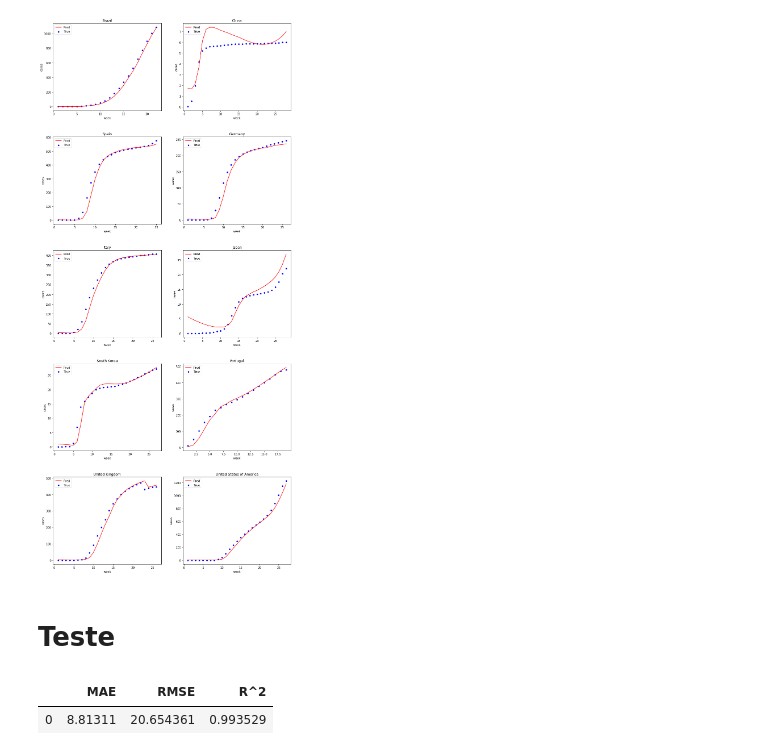
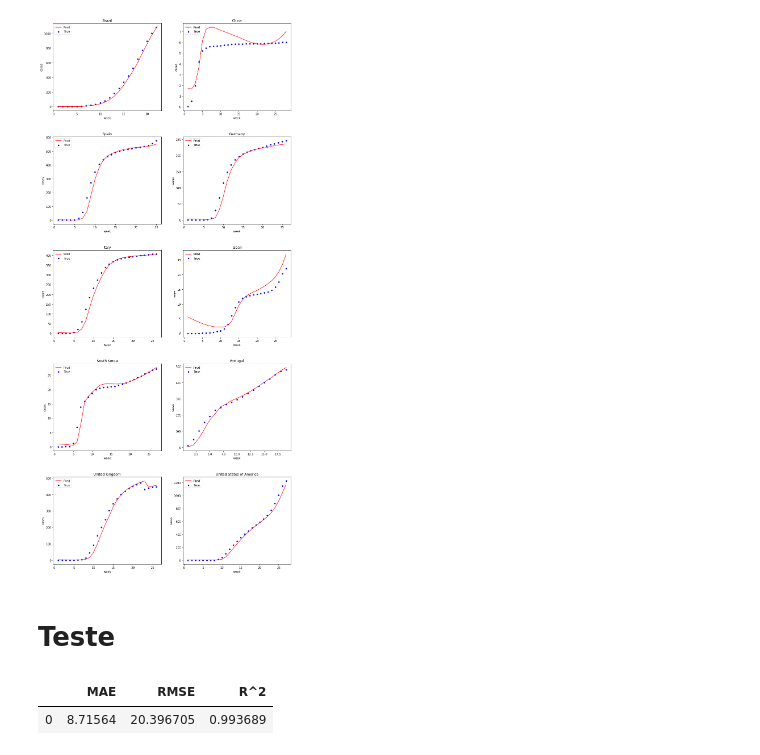
Before and after one commit to lucianowitt/covid-19, a Jupyter notebook: SVR.ipynb, the cells around one changed output. Cells and saved outputs as stored; diff of their text form; code cells hidden in the pictures.

```diff
--- a/TCC_SVR_2.ipynb
+++ b/SVR.ipynb
@@ -203,4 +203,11 @@ pipe = Pipeline(steps=[('scaler', StandardScaler()), ('svr', SVR())])
 
 grid = GridSearchCV(pipe, param_grid=params, cv=kf, n_jobs=-1)
 grid.fit(X_train, y_train)
+
+melhor_modelo = grid.best_estimator_
+
+print('Melhores hiperparâmetros, obtidos com o escore %0.6f:' % grid.best_score_)
+print('  C =', grid.best_params_['svr__C'])
+print('  epsilon =', grid.best_params_['svr__epsilon'])
+print('  gamma =', grid.best_params_['svr__gamma'])
 # %% [output]
@@ -253,15 +242,15 @@ plot_true_vs_pred(subject_countries)
 # %% [markdown]
 # Teste
 # %%
-test_pred = modelo.predict(X_test)
+test_pred = melhor_modelo.predict(X_test)
 test_true = y_test['cases']
 test_mae = mean_absolute_error(test_true, test_pred)
 test_rmse = sqrt(mean_squared_error(test_true, test_pred))
 test_r2s = r2_score(test_true, test_pred)
 
 df_test = pd.DataFrame(data=[[test_mae, test_rmse, test_r2s]], columns=['MAE', 'RMSE', 'R^2'])
 
 df_test
 # %% [output]
 |  | MAE | RMSE | R^2 |
-| 0 | 8.81311 | 20.654361 | 0.993529 |
+| 0 | 8.71564 | 20.396705 | 0.993689 |
```
Also changed, not shown: parts of 5 cells of this notebook, 6 other files.
